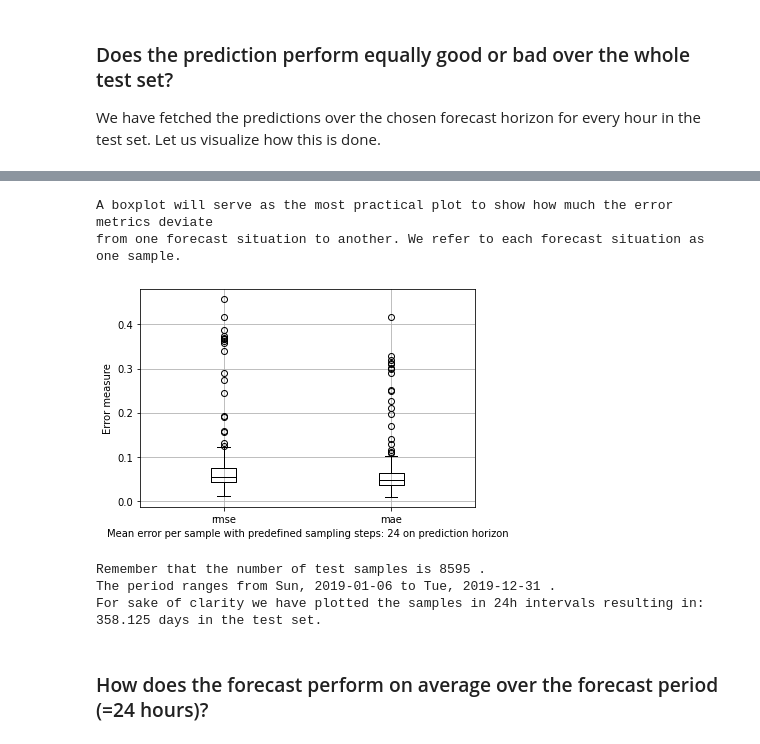
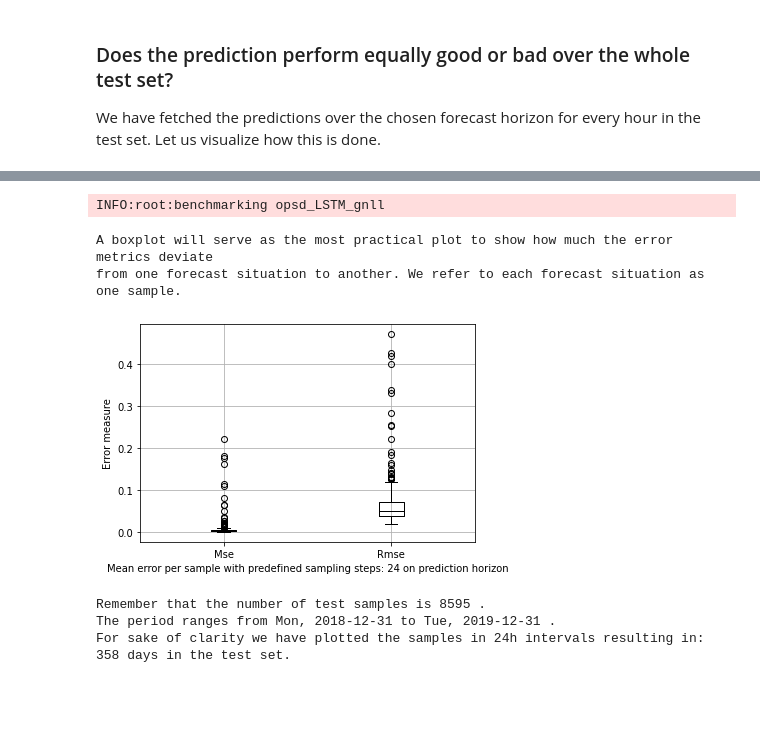
Before and after one commit to sogno-platform/proloaf, a Jupyter notebook: notebooks/ProLoaF applied and explained - Day-Ahead Forcasts on open data of the German load.ipynb, the cells around one changed output, grey strips where cells are left out. Cells and saved outputs as stored; diff of their text form; code cells hidden in the pictures; blank space fills up the shorter version.

```diff
--- a/notebooks/ProLoaF applied and explained - Day-Ahead Forcasts on open data of the German load.ipynb
+++ b/notebooks/ProLoaF applied and explained - Day-Ahead Forcasts on open data of the German load.ipynb
@@ -71,7 +77,7 @@ We now want to give a deeper look into the 24h-forecast the RNN is able to gener
 Assuming opsd_24 exists in 'targets' and the model has been trained already, so it is stored in 'oracles' (see step 2))
 # %%
 config_path = 'opsd'
-PAR = read_config(config_path, main_path="../")
+PAR = ch.read_config(config_path, main_path="../")
 torch.manual_seed(1)
 model_name = PAR["model_name"]
 data_path = PAR["data_path"]
@@ -119,13 +125,14 @@ with torch.no_grad():
         ## Before the tensor object is created, all listed preparation steps are applied to the pandas dataframe
         ## Depending on the underlying data, some steps can be skipped, by simply removing the item from the list
         preparation_steps=[
-            dh.set_to_hours, # Here you can specify a datetime frequency. Default: '1H'
-            dh.fill_if_missing(df, periodicity=24),
-            dh.add_cyclical_features,
-            dh.add_onehot_features,
-            net.scalers.transform,
-            dh.check_continuity,
-        ],
+                partial(dh.set_to_hours, freq="1H"),# Here you can specify a datetime frequency. Default: '1H'
+                partial(dh.fill_if_missing, periodicity=PAR.get("periodicity", 24)),
+                dh.add_cyclical_features,
+                dh.add_onehot_features,
+                net.scalers.transform,
+                dh.check_continuity,
+            ],
         **PAR,
     )
+    prepped_data = test_data.make_data_loader(batch_size=None, shuffle=False)
 # %% [output]
@@ -306,25 +377,31 @@ Since every sample is shifted by a time-delta, or let's day a sample-frequency (
 # %%
+## Specify which metrics to look into per sample
+test_metrics_sample = [metrics.Mse(), metrics.Rmse()]
+
+## RESULTS PER SAMPLE
+results_per_sample_per_forecast = mh.ModelHandler.benchmark(
+    test_data,
+    [net],
+    test_metrics=test_metrics_sample,
+    avg_over="time",
+)
+
 print("A boxplot will serve as the most practical plot to show how much the error metrics deviate\nfrom one forecast situation to another. We refer to each forecast situation as one sample.")
 # BOXPLOTS
 with torch.no_grad():
     plot.plot_boxplot(
-        targets=record_targets,
-        expected_values=record_expected_values,
-        y_pred_upper=y_pred_upper,
-        y_pred_lower=y_pred_lower,
-        analyzed_metrics=['rmse', 'mae'],
-        sample_frequency=24,
-        save_to_disc=OUTDIR,
+        metrics_per_sample=results_per_sample_per_forecast[net.name],
+        sample_frequency=24, ## choose here the sample-frequencyy. It is set to 24 steps, here 24 hours = daily
+        save_to=OUTDIR,
     )
-print("Remember that the number of test samples is", test_data_loader.dataset.inputs2.shape[0], ".")
-print("The period ranges from",actual_time.iloc[0].strftime("%a, %Y-%m-%d"), "to", actual_time.iloc[-1].strftime("%a, %Y-%m-%d"), ".")
-print("For sake of clarity we have plotted the samples in 24h intervals resulting in:", test_data_loader.dataset.inputs2.shape[0]/24, "days in the test set.")
+print("Remember that the number of test samples is", len(test_data), ".")
+print("The period ranges from", test_data.data.index[0].strftime("%a, %Y-%m-%d"), "to", test_data.data.index[-1].strftime("%a, %Y-%m-%d"), ".")
+print("For sake of clarity we have plotted the samples in 24h intervals resulting in:", int(len(test_data)/24), "days in the test set.")
 # %% [output]
-A boxplot will serve as the most practical plot to show how much the error metrics deviate
-from one forecast situation to another. We refer to each forecast situation as one sample.
+INFO:root:benchmarking opsd_LSTM_gnll
+A boxplot will serve as the most practical plot to show how much the error metrics deviate
+from one forecast situation to another. We refer to each forecast situation as one sample.
-[figure, old version]
+[figure, new version]
-Remember that the number of test samples is 8595 .
-The period ranges from Sun, 2019-01-06 to Tue, 2019-12-31 .
-For sake of clarity we have plotted the samples in 24h intervals resulting in: 358.125 days in the test set.
+Remember that the number of test samples is 8595 .
+The period ranges from Mon, 2018-12-31 to Tue, 2019-12-31 .
+For sake of clarity we have plotted the samples in 24h intervals resulting in: 358 days in the test set.
-# %% [markdown]
-### How does the forecast perform on average over the forecast period (=24 hours)?
```
Also changed, not shown: parts of 42 cells of this notebook, 2 other files.
